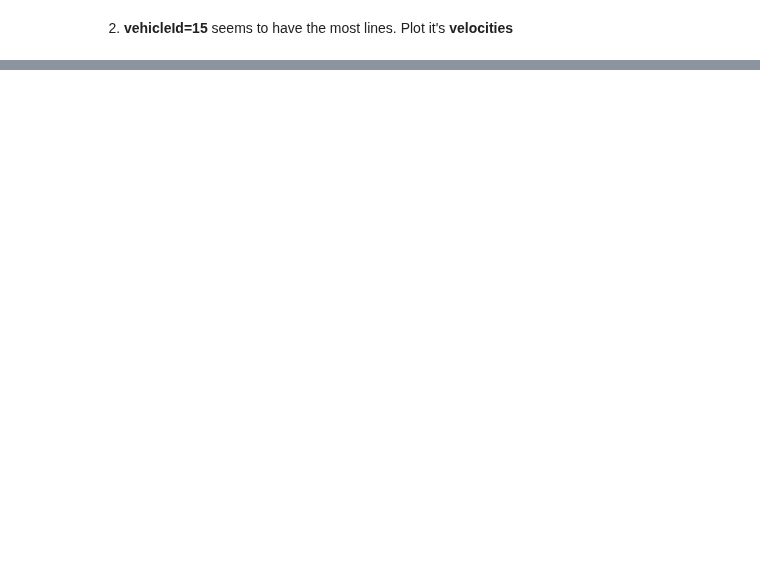
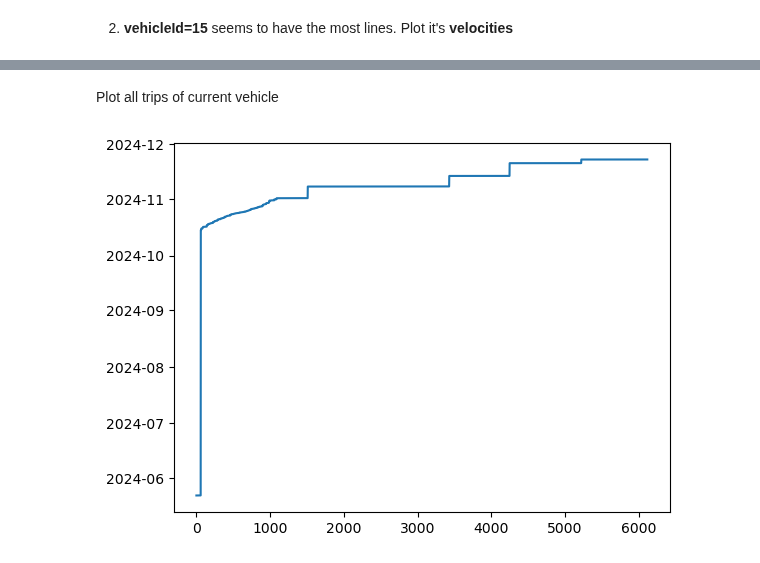
Before and after one commit to GeorgeStyl/Ptyxiaki-Repository, a Jupyter notebook: Python_Scripts/Data_Analysis/data_analysis.ipynb, the cells around one changed output, grey strips where cells are left out. Drawn from its saved outputs; the diff is of its cells as text; code cells hidden in the pictures; blank space fills up the shorter version.

```diff
--- a/Python_Scripts/Data_Analysis/data_analysis.ipynb
+++ b/Python_Scripts/Data_Analysis/data_analysis.ipynb
@@ -444,0 +303,24 @@ def unix_to_datetime_pandas(unix_timestamp_column):
+# %%
+import pandas as pd
+
+VEHICLE_15_PATH = "../../DataSets/API_Responses/Vehicle_Data/Vehicle_15_response.csv"
+
+# Load the CSV file into a DataFrame
+data = pd.read_csv(VEHICLE_15_PATH)
+
+# Convert the 'dateStored' column to datetime format for filtering
+data['dateStored'] = pd.to_datetime(data['dateStored'])
+
+# Sort the DataFrame by 'dateStored' in ascending order (or change to False for descending)
+data_sorted = data.sort_values(by='dateStored', ascending=True)
+
+#* Extract columns of interest from the sorted data
+lat_clmn = data_sorted['lat']
+long_clmn = data_sorted['lng']
+date_stored = data_sorted['dateStored']
+
+# Optional: You can save the sorted DataFrame to a new CSV file
+# data_sorted.to_csv('sorted_vehicle_15_response.csv', index=False)
+
+# Check the first few rows of the sorted data
+print(data_sorted.head())
@@ -444,0 +365,9 @@ def unix_to_datetime_pandas(unix_timestamp_column):
+# %% [markdown]
+Plot all trips of current vehicle
+# %%
+dates = data['dateStored']
+plt.plot(range(len(dates)), dates)
+plt.savefig(os.path.join(PLOT_FOLDER_PATH, 'vehicle_15_all_trips'))
+plt.show()
+# %% [output]
+[figure, added]
```
Also changed, not shown: parts of 18 cells of this notebook, 7 other files.
